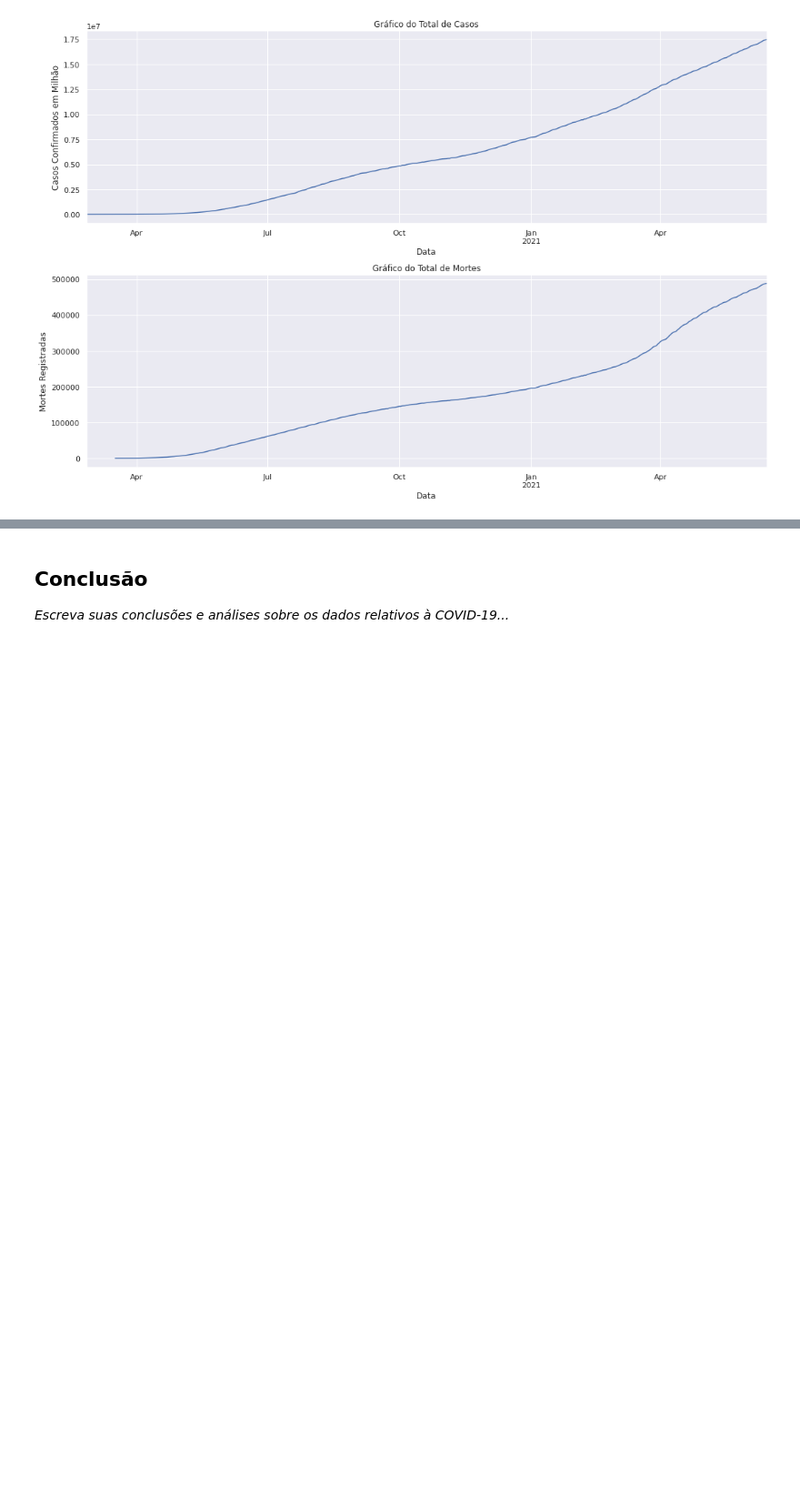
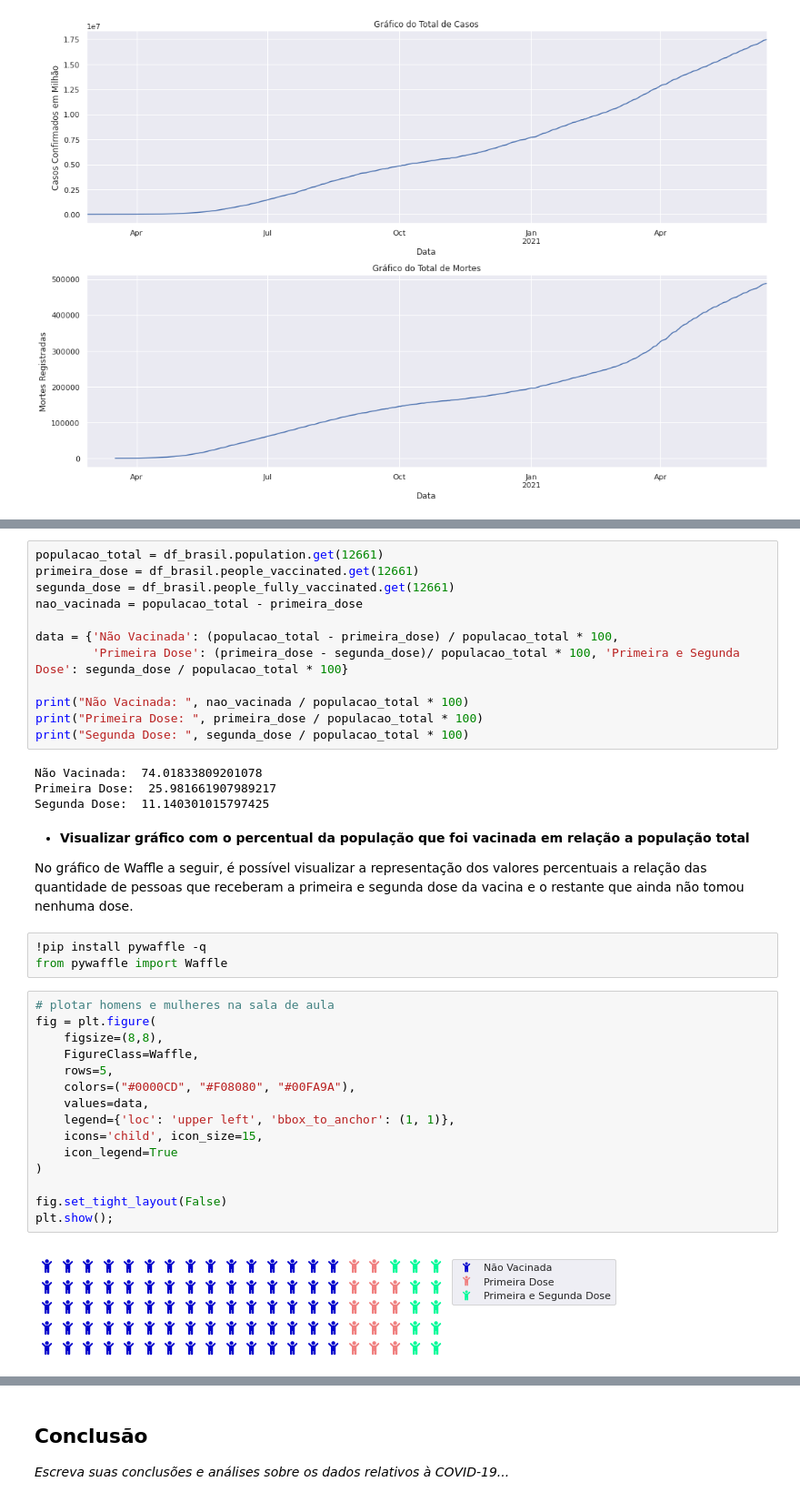
Before and after one commit to robson-ribeiro-da-silva/projects_data_science, a Jupyter notebook: Panorama_do_COVID_19_no_Brasil.ipynb, the cells around one changed output, grey strips where cells are left out. Shown at 91% size. Cells and saved outputs as stored; diff of their text form; blank space fills up the shorter version.

```diff
--- a/Panorama_do_COVID_19_no_Brasil.ipynb
+++ b/Panorama_do_COVID_19_no_Brasil.ipynb
@@ -460,0 +477,40 @@ plt.tight_layout()
+# %%
+populacao_total = df_brasil.population.get(12661)
+primeira_dose = df_brasil.people_vaccinated.get(12661)
+segunda_dose = df_brasil.people_fully_vaccinated.get(12661)
+nao_vacinada = populacao_total - primeira_dose
+
+data = {'Não Vacinada': (populacao_total - primeira_dose) / populacao_total * 100,
+        'Primeira Dose': (primeira_dose - segunda_dose)/ populacao_total * 100, 'Primeira e Segunda Dose': segunda_dose / populacao_total * 100}
+
+print("Não Vacinada: ", nao_vacinada / populacao_total * 100)
+print("Primeira Dose: ", primeira_dose / populacao_total * 100)
+print("Segunda Dose: ", segunda_dose / populacao_total * 100)
+# %% [output]
+Não Vacinada:  74.01833809201078
+Primeira Dose:  25.981661907989217
+Segunda Dose:  11.140301015797425
+# %% [markdown]
+* **Visualizar gráfico com o percentual da população que foi vacinada em relação a população total**
+
+No gráfico de Waffle a seguir, é possível visualizar a representação dos valores percentuais a relação das quantidade de pessoas que receberam a primeira e segunda dose da vacina e o restante que ainda não tomou nenhuma dose.
+# %%
+!pip install pywaffle -q
+from pywaffle import Waffle
+# %%
+# plotar homens e mulheres na sala de aula
+fig = plt.figure(
+    figsize=(8,8),
+    FigureClass=Waffle,
+    rows=5,
+    colors=("#0000CD", "#F08080", "#00FA9A"),
+    values=data,
+    legend={'loc': 'upper left', 'bbox_to_anchor': (1, 1)},
+    icons='child', icon_size=15,
+    icon_legend=True
+)
+
+fig.set_tight_layout(False)
+plt.show();
+# %% [output]
+[figure, added]
```
Also changed, not shown: parts of 15 cells of this notebook.
